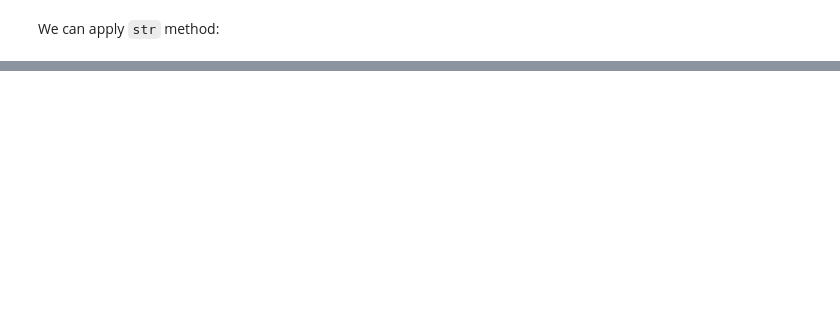
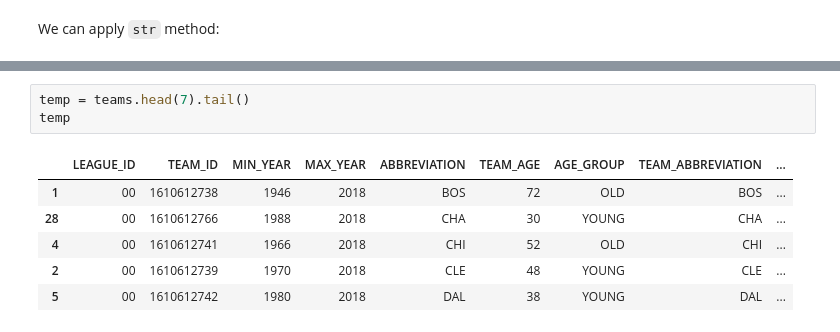
Before and after one commit to jcvdav/Spring2019, a Jupyter notebook: lecture-notes/04-Pandas-Data-Frame.ipynb, the cells around one changed output, grey strips where cells are left out. Drawn from its saved outputs; the diff is of its cells as text; blank space fills up the shorter version.

```diff
--- a/lecture-notes/04-Pandas-Data-Frame.ipynb
+++ b/lecture-notes/04-Pandas-Data-Frame.ipynb
@@ -390,0 +491,10 @@ __Exercise__: How would you modify `get_data()` function to construct `param` an
+# %%
+temp = teams.head(7).tail()
+temp
+# %% [output]
+|  | LEAGUE_ID | TEAM_ID | MIN_YEAR | MAX_YEAR | ABBREVIATION | TEAM_AGE | AGE_GROUP | TEAM_ABBREVIATION | ... |
+| 1 | 00 | 1610612738 | 1946 | 2018 | BOS | 72 | OLD | BOS | ... |
+| 28 | 00 | 1610612766 | 1988 | 2018 | CHA | 30 | YOUNG | CHA | ... |
+| 4 | 00 | 1610612741 | 1966 | 2018 | CHI | 52 | OLD | CHI | ... |
+| 2 | 00 | 1610612739 | 1970 | 2018 | CLE | 48 | YOUNG | CLE | ... |
+| 5 | 00 | 1610612742 | 1980 | 2018 | DAL | 38 | YOUNG | DAL | ... |
```
Also changed, not shown: parts of 120 cells of this notebook.
